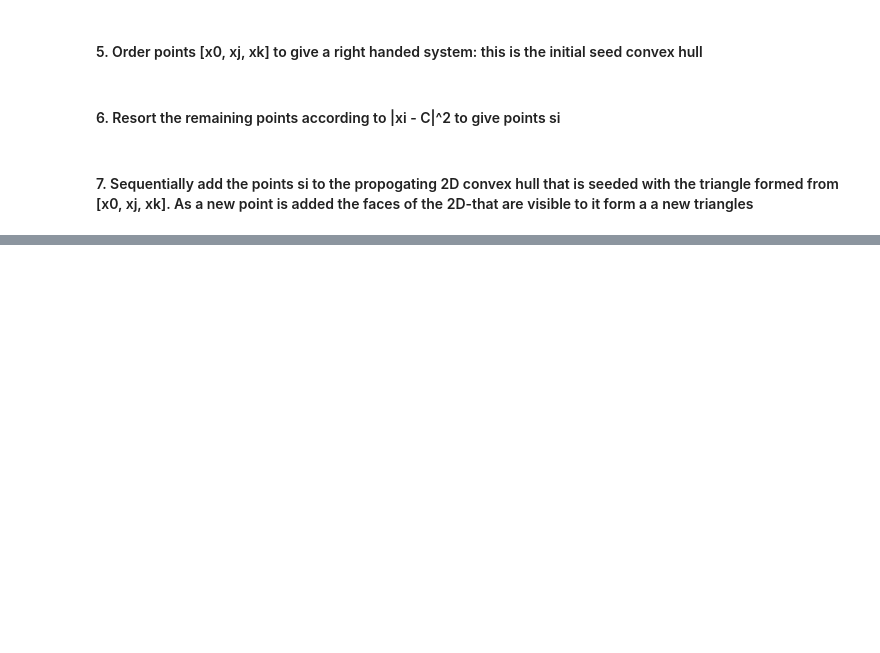
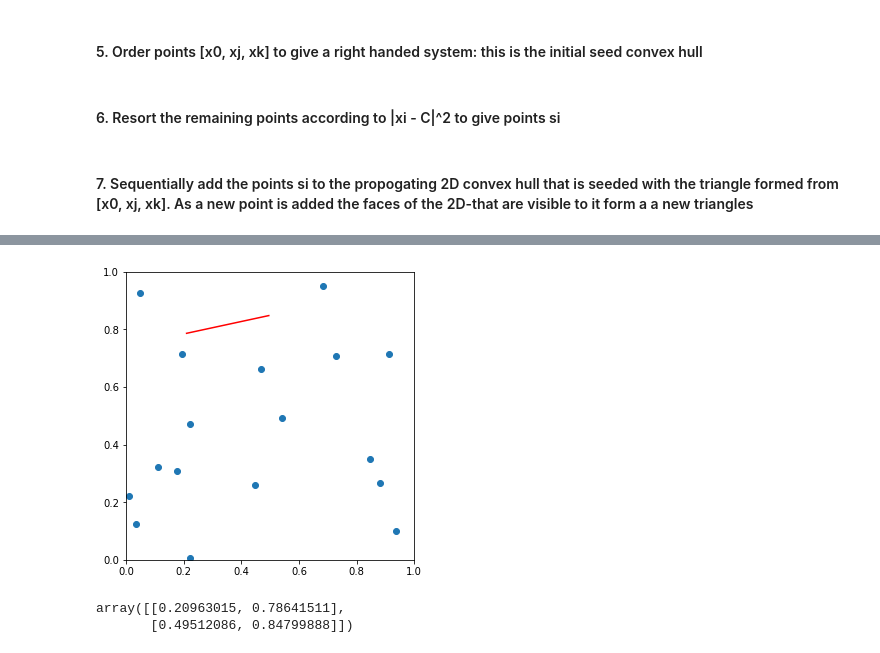
Before and after one commit to SebastianBitsch/delauney-triangulation, a Jupyter notebook: exploration.ipynb, the cells around one changed output, grey strips where cells are left out. Drawn from its saved outputs; the diff is of its cells as text; code cells hidden in the pictures; blank space fills up the shorter version.

```diff
--- a/exploration.ipynb
+++ b/exploration.ipynb
@@ -125,0 +245,15 @@ print([angle(x,si[0]) for x in triangles[0]])
+# %%
+# Get distance to edge from every point
+#edges = np.array([[[0.1,0.2],[0.9,0.8]]])
+
+edge = np.array(edges[0])
+
+plt.figure(figsize=[5, 5])
+plt.axes([0.1, 0.1, 0.8, 0.8], xlim=(0, 1), ylim=(0, 1))
+plt.scatter(x=x[:,0],y=x[:,1])
+
+plt.plot(edge[:,0],edge[:,1],"r-")
+
+plt.show()
+# %% [output]
+[figure, added]
@@ -125,0 +265,5 @@ print([angle(x,si[0]) for x in triangles[0]])
+# %%
+np.array(edges[0])
+# %% [output]
+array([[0.20963015, 0.78641511],
+       [0.49512086, 0.84799888]])
```
Also changed, not shown: parts of 11 cells of this notebook.
